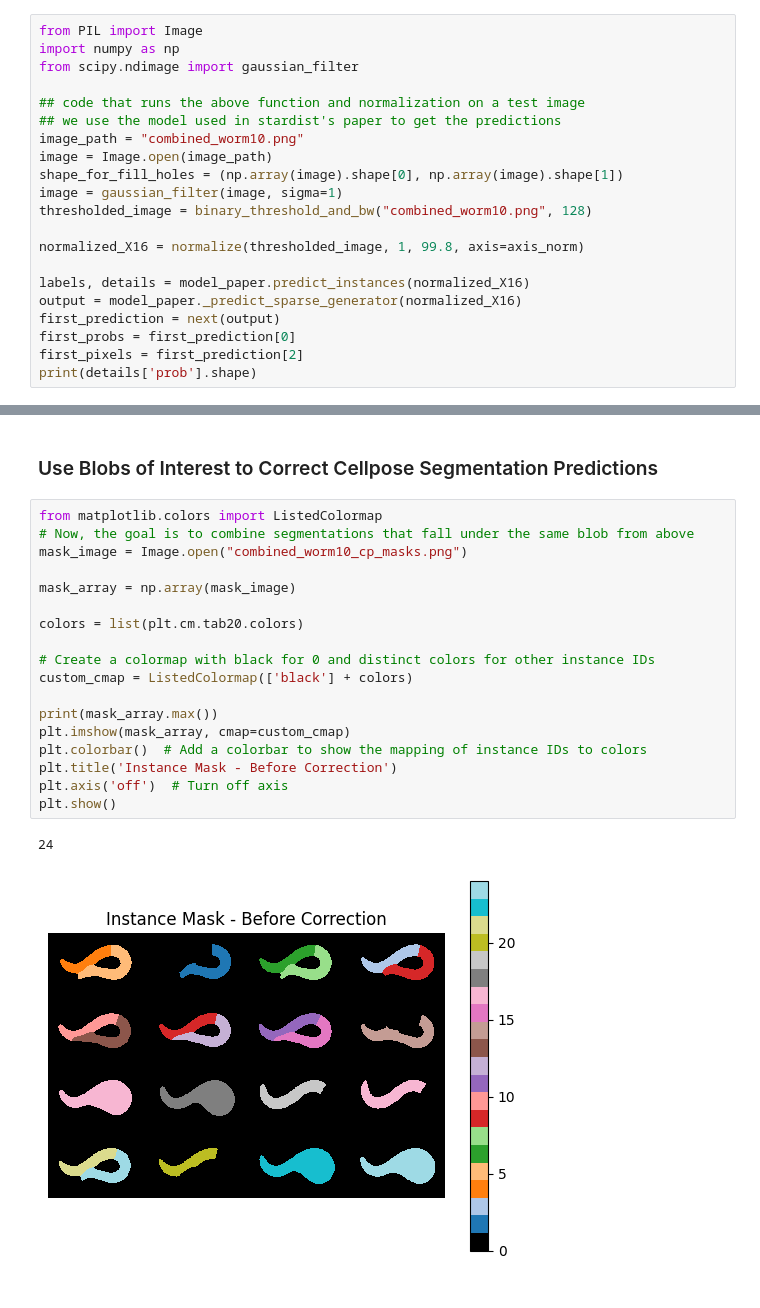
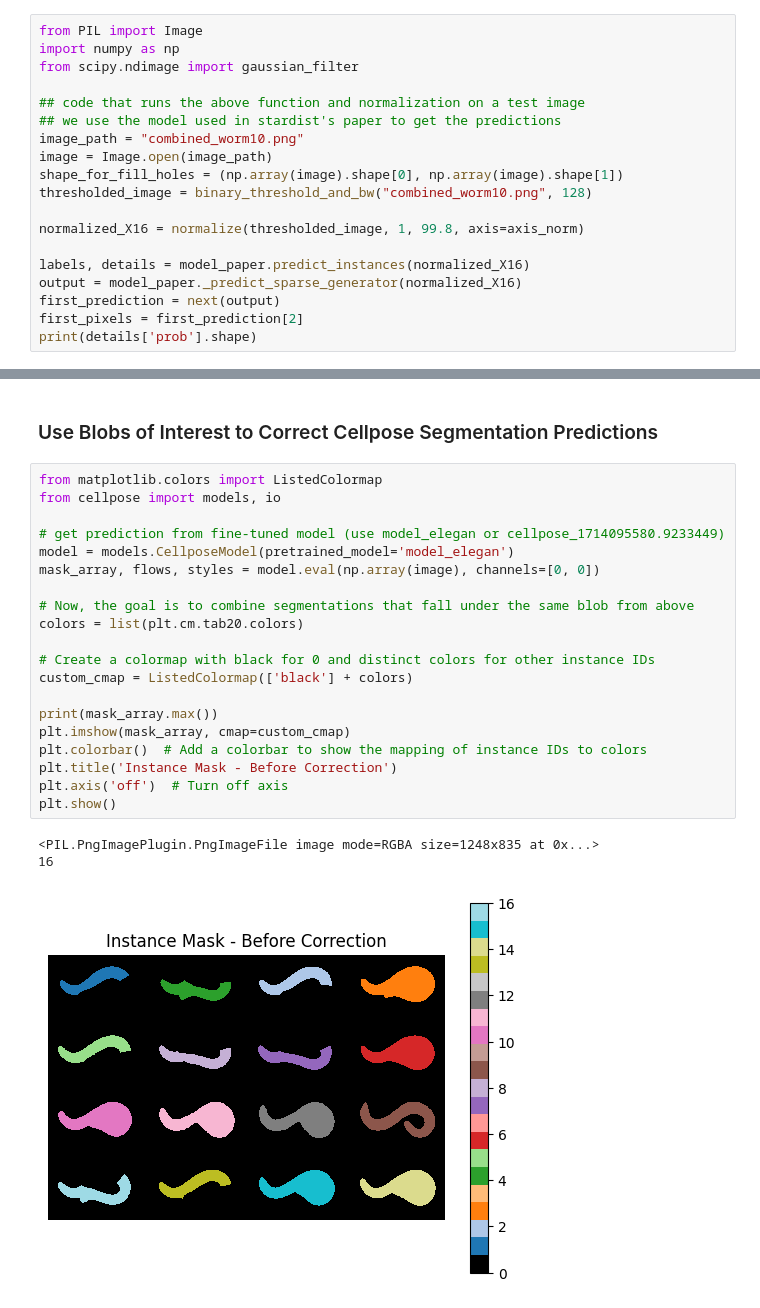
Before and after one commit to jkimdan/iteratedcellpose, a Jupyter notebook: CSCI3317_final_project/notebooks/stardist_prediction.ipynb, the cells around one changed output, grey strips where cells are left out. Cells and saved outputs as stored; diff of their text form.

```diff
--- a/CSCI3317_final_project/notebooks/stardist_prediction.ipynb
+++ b/CSCI3317_final_project/notebooks/stardist_prediction.ipynb
@@ -193,7 +200,6 @@ from scipy.ndimage import gaussian_filter
 image_path = "combined_worm10.png"
 image = Image.open(image_path)
 shape_for_fill_holes = (np.array(image).shape[0], np.array(image).shape[1])
-image = gaussian_filter(image, sigma=1)
 thresholded_image = binary_threshold_and_bw("combined_worm10.png", 128)
 
 normalized_X16 = normalize(thresholded_image, 1, 99.8, axis=axis_norm)
@@ -201,7 +207,6 @@ normalized_X16 = normalize(thresholded_image, 1, 99.8, axis=axis_norm)
 labels, details = model_paper.predict_instances(normalized_X16)
 output = model_paper._predict_sparse_generator(normalized_X16)
 first_prediction = next(output)
-first_probs = first_prediction[0]
 first_pixels = first_prediction[2]
 print(details['prob'].shape)
 # %% [output]
@@ -251,25 +255,28 @@ axarr[1].imshow(new_probs, cmap='gray')
 ### Use Blobs of Interest to Correct Cellpose Segmentation Predictions
 # %%
 from matplotlib.colors import ListedColormap
+from cellpose import models, io
+
+# get prediction from fine-tuned model (use model_elegan or cellpose_1714095580.9233449)
+model = models.CellposeModel(pretrained_model='model_elegan')
+mask_array, flows, styles = model.eval(np.array(image), channels=[0, 0])
+
 # Now, the goal is to combine segmentations that fall under the same blob from above
-mask_image = Image.open("combined_worm10_cp_masks.png")
-
-mask_array = np.array(mask_image)
-
 colors = list(plt.cm.tab20.colors)
 
 # Create a colormap with black for 0 and distinct colors for other instance IDs
 custom_cmap = ListedColormap(['black'] + colors)
 
 print(mask_array.max())
 plt.imshow(mask_array, cmap=custom_cmap)
 plt.colorbar()  # Add a colorbar to show the mapping of instance IDs to colors
 plt.title('Instance Mask - Before Correction')
 plt.axis('off')  # Turn off axis
 plt.show()
 # %% [output]
-24
+<PIL.PngImagePlugin.PngImageFile image mode=RGBA size=1248x835 at 0x...>
+16
-[figure, old version]
+[figure, new version]
 # %%
 # get connected components
 labels, num_features = ndimage.label(new_probs)
```
Also changed, not shown: parts of 10 cells of this notebook.
